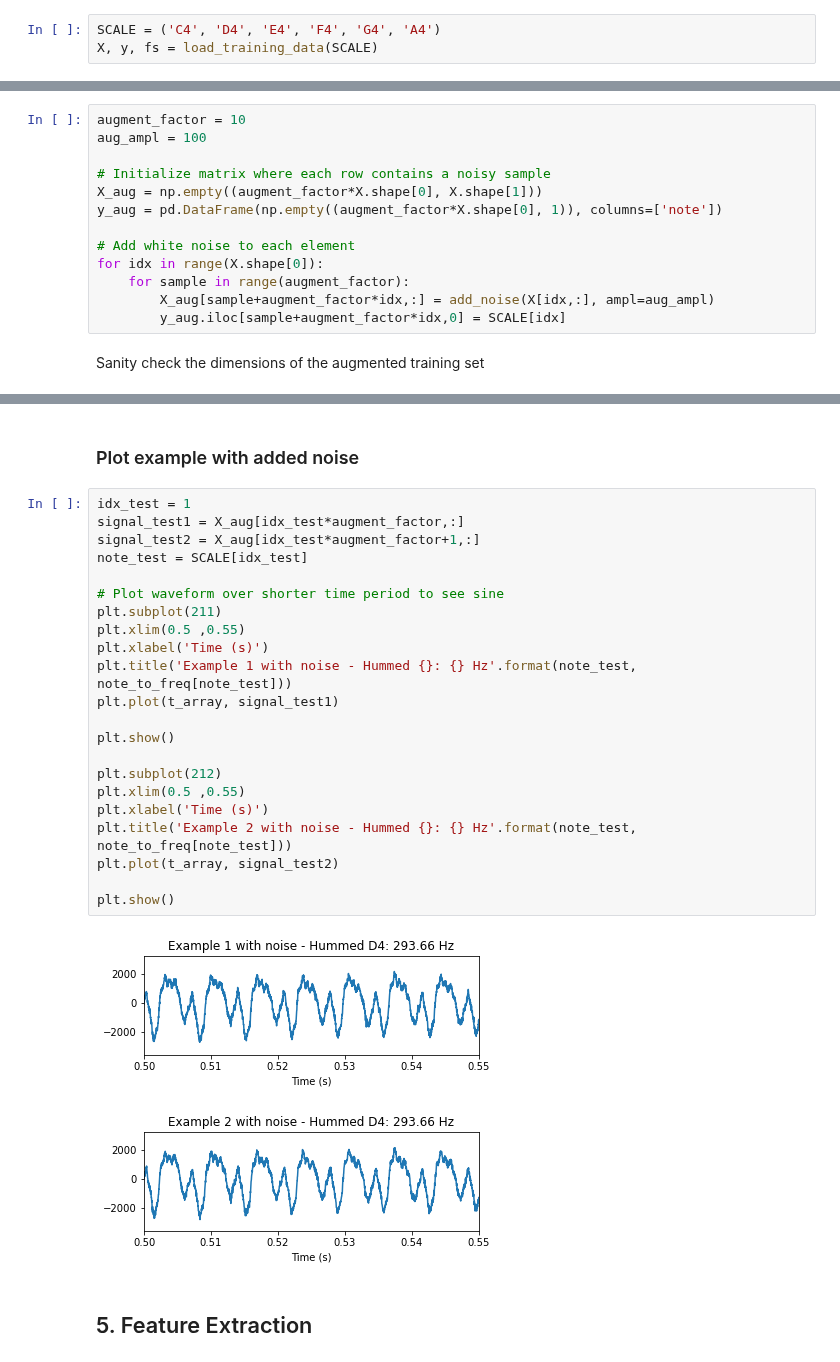
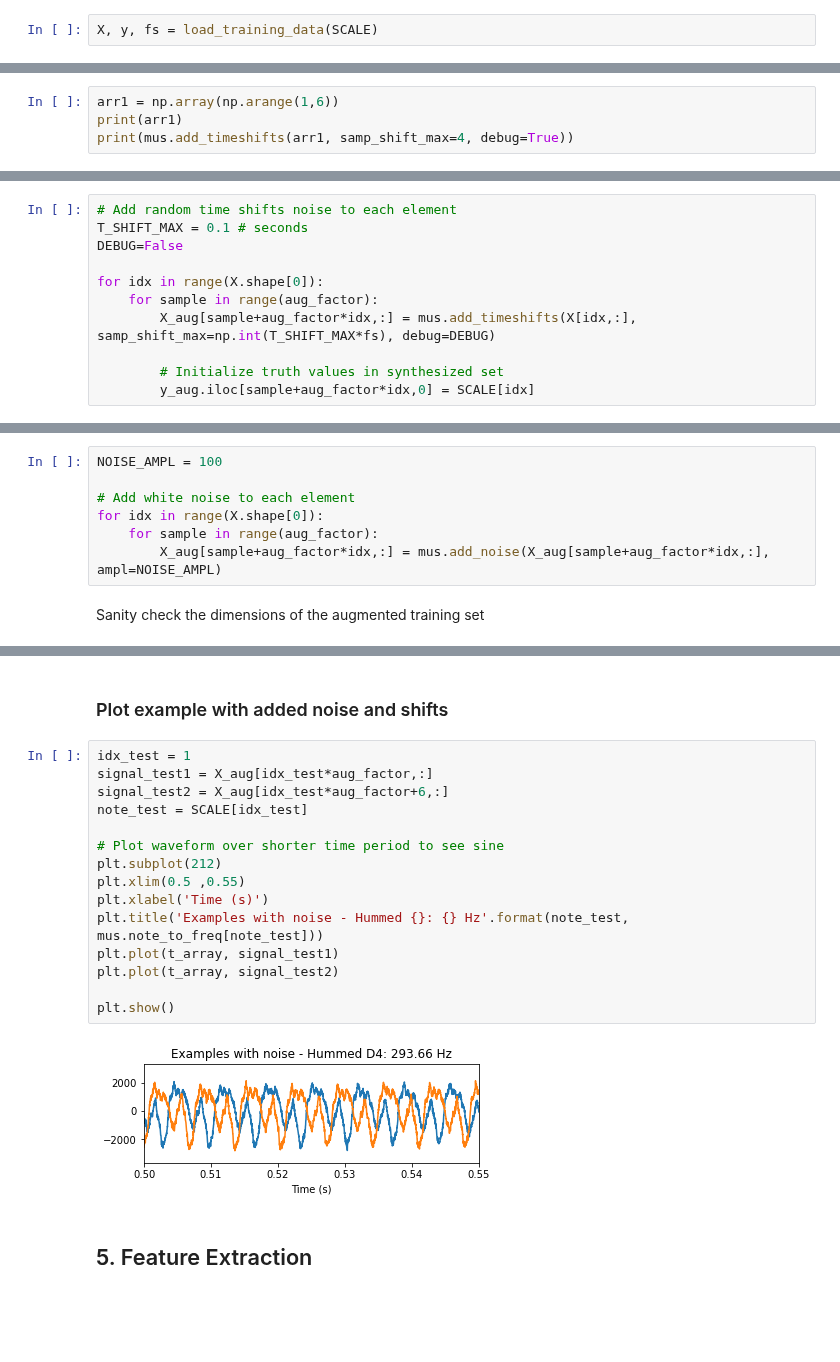
Before and after one commit to bwalsh62/note-recognition, a Jupyter notebook: 0_notebooks/1_Data_Prep.ipynb, the cells around one changed output, grey strips where cells are left out. Cells and saved outputs as stored; diff of their text form; blank space fills up the shorter version.

Commit message:
Add timeshift to training, cleaner import statement, Bnaura name change

```diff
--- a/0_notebooks/1_Data_Prep.ipynb
+++ b/0_notebooks/1_Data_Prep.ipynb
@@ -74,7 +75,6 @@ Hello from the pygame community. https://www.pygame.org/contribute.html
 # %% [markdown]
 ## <a id = "data_import"></a>2. Data Import
 # %%
-SCALE = ('C4', 'D4', 'E4', 'F4', 'G4', 'A4')
 X, y, fs = load_training_data(SCALE)
 # %% [markdown]
 ## <a id = "data_explore"></a> 3. Data Exploration
@@ -143,0 +156,4 @@ plt.show()
+# %%
+arr1 = np.array(np.arange(1,6))
+print(arr1)
+print(mus.add_timeshifts(arr1, samp_shift_max=4, debug=True))
@@ -144 +168,12 @@ plt.show()
+# %%
+# Add random time shifts noise to each element
+T_SHIFT_MAX = 0.1 # seconds
+DEBUG=False
+
+for idx in range(X.shape[0]):
+    for sample in range(aug_factor):
+        X_aug[sample+aug_factor*idx,:] = mus.add_timeshifts(X[idx,:], samp_shift_max=np.int(T_SHIFT_MAX*fs), debug=DEBUG)
+
+        # Initialize truth values in synthesized set
+        y_aug.iloc[sample+aug_factor*idx,0] = SCALE[idx]
 # %% [markdown]
@@ -146,17 +181,11 @@ plt.show()
 Add noise to original recordings
 # %%
-augment_factor = 10
-aug_ampl = 100
-
-# Initialize matrix where each row contains a noisy sample
-X_aug = np.empty((augment_factor*X.shape[0], X.shape[1]))
-y_aug = pd.DataFrame(np.empty((augment_factor*X.shape[0], 1)), columns=['note'])
+NOISE_AMPL = 100
 
 # Add white noise to each element
 for idx in range(X.shape[0]):
-    for sample in range(augment_factor):
-        X_aug[sample+augment_factor*idx,:] = add_noise(X[idx,:], ampl=aug_ampl)
-        y_aug.iloc[sample+augment_factor*idx,0] = SCALE[idx]
+    for sample in range(aug_factor):
+        X_aug[sample+aug_factor*idx,:] = mus.add_noise(X_aug[sample+aug_factor*idx,:], ampl=NOISE_AMPL)
 # %% [markdown]
 Sanity check the dimensions of the augmented training set
 # %%
@@ -167,31 +196,23 @@ X_aug has shape (60, 120000), with augment_factor = 10
 Original X has shape (6, 120000)
 # %% [markdown]
-### Plot example with added noise
+### Plot example with added noise and shifts
 # %%
 idx_test = 1
-signal_test1 = X_aug[idx_test*augment_factor,:]
-signal_test2 = X_aug[idx_test*augment_factor+1,:]
+signal_test1 = X_aug[idx_test*aug_factor,:]
+signal_test2 = X_aug[idx_test*aug_factor+6,:]
 note_test = SCALE[idx_test]
 
 # Plot waveform over shorter time period to see sine
-plt.subplot(211)
-plt.xlim(0.5 ,0.55)
-plt.xlabel('Time (s)')
-plt.title('Example 1 with noise - Hummed {}: {} Hz'.format(note_test, note_to_freq[note_test]))
-plt.plot(t_array, signal_test1)
-
-plt.show()
-
 plt.subplot(212)
 plt.xlim(0.5 ,0.55)
 plt.xlabel('Time (s)')
-plt.title('Example 2 with noise - Hummed {}: {} Hz'.format(note_test, note_to_freq[note_test]))
+plt.title('Examples with noise - Hummed {}: {} Hz'.format(note_test, mus.note_to_freq[note_test]))
+plt.plot(t_array, signal_test1)
 plt.plot(t_array, signal_test2)
 
 plt.show()
 # %% [output]
-[figure, old version]
+[figure, new version]
-[figure, removed]
 # %% [markdown]
 ## <a id = "feat_extract"></a> 5. Feature Extraction
 # %%
```
Also changed, not shown: parts of 16 cells of this notebook, 2 other files.
